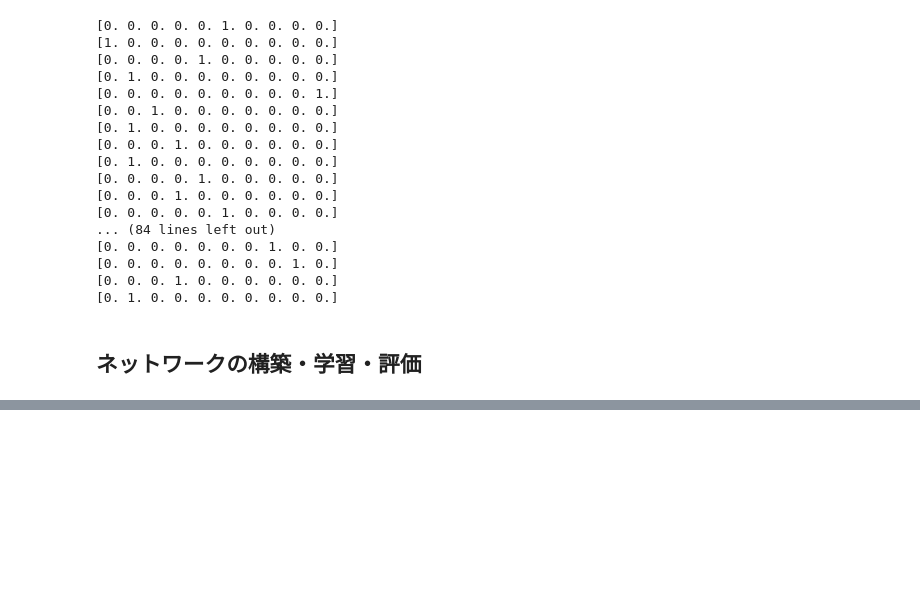
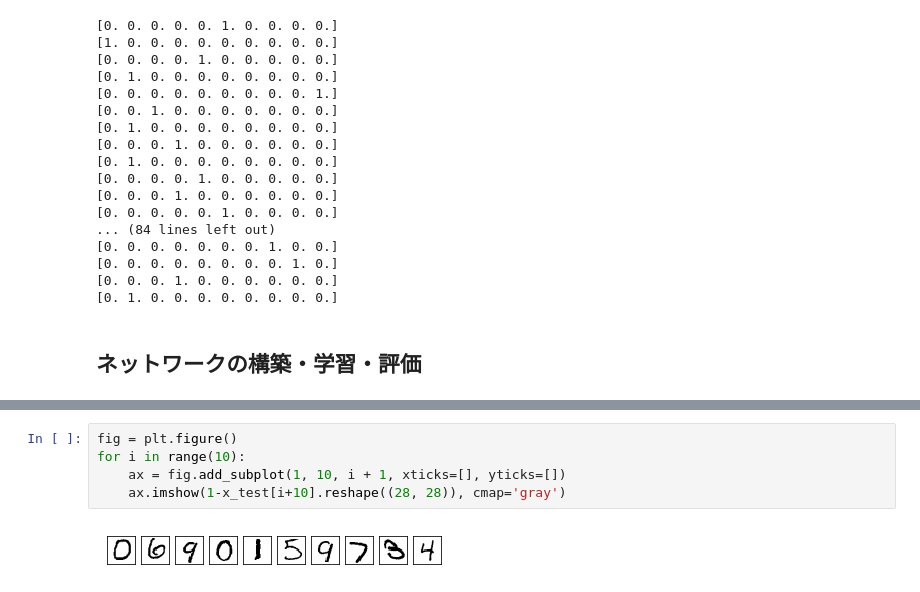
Before and after one commit to noshita/Compbio2019-notebook, a Jupyter notebook: 12/02_MNIST_nn.ipynb, the cells around one changed output, grey strips where cells are left out. Saved outputs shown, nothing was run; the diff lists cells and outputs as text; blank space fills up the shorter version.

```diff
--- a/12/02_MNIST_nn.ipynb
+++ b/12/02_MNIST_nn.ipynb
@@ -149,0 +168,7 @@ Test accuracy: 0.9825
+# %%
+fig = plt.figure()
+for i in range(10):
+    ax = fig.add_subplot(1, 10, i + 1, xticks=[], yticks=[])
+    ax.imshow(1-x_test[i+10].reshape((28, 28)), cmap='gray')
+# %% [output]
+[figure, added]
```
Also changed, not shown: parts of 8 cells of this notebook.
